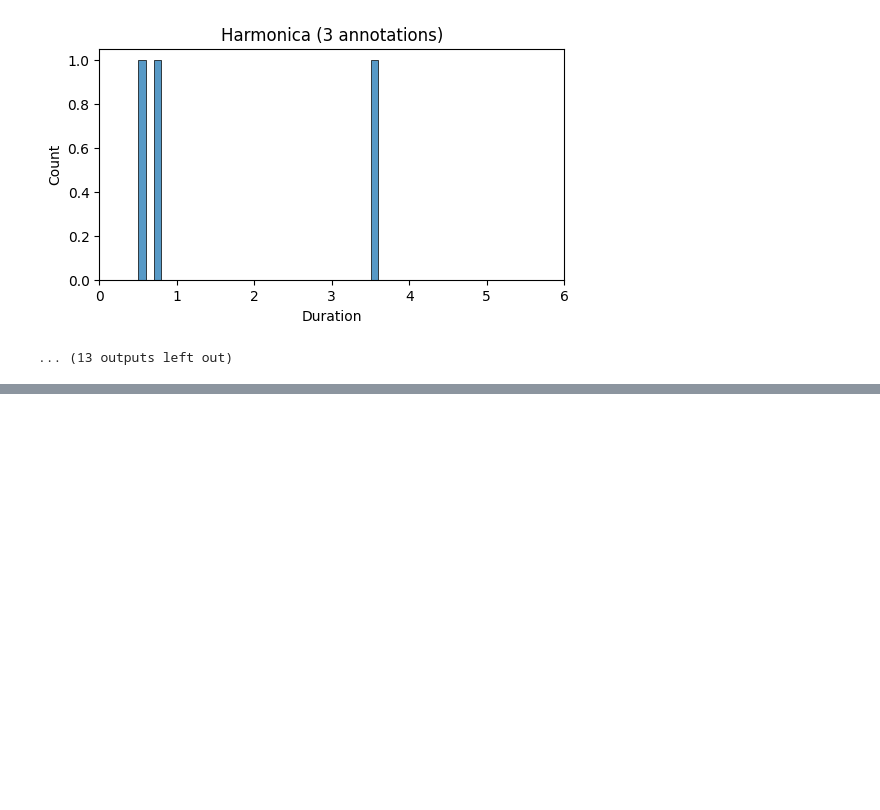
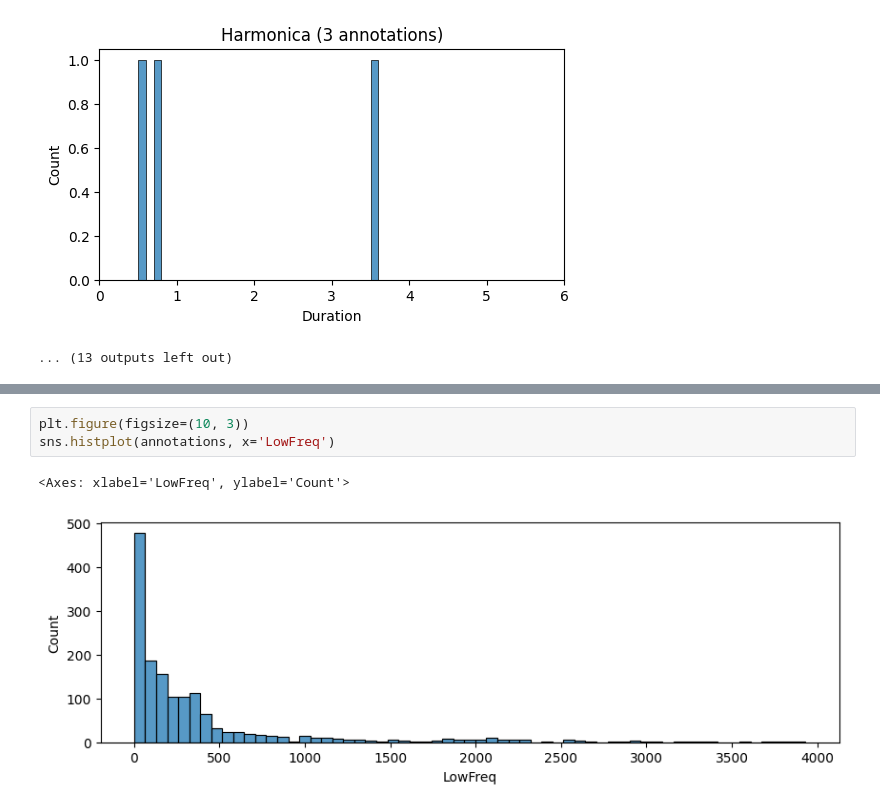
Before and after one commit to orcasound/aifororcas-livesystem, a Jupyter notebook: HumpbackWhales/02_ExploratoryDataAnalysis/1_annotations_analysis.ipynb, the cells around one changed output, grey strips where cells are left out. Saved outputs shown, nothing was run; the diff lists cells and outputs as text; blank space fills up the shorter version.

Commit message:
Added freqs analysis y loss plots

```diff
--- a/HumpbackWhales/02_ExploratoryDataAnalysis/1_annotations_analysis.ipynb
+++ b/HumpbackWhales/02_ExploratoryDataAnalysis/1_annotations_analysis.ipynb
@@ -68,0 +87,6 @@ for call_type, annotations_call in annotations.groupby('CallType'):
+# %%
+plt.figure(figsize=(10, 3))
+sns.histplot(annotations, x='LowFreq')
+# %% [output]
+<Axes: xlabel='LowFreq', ylabel='Count'>
+[figure, added]
```
Also changed, not shown: parts of 6 cells of this notebook, 1 other file.
